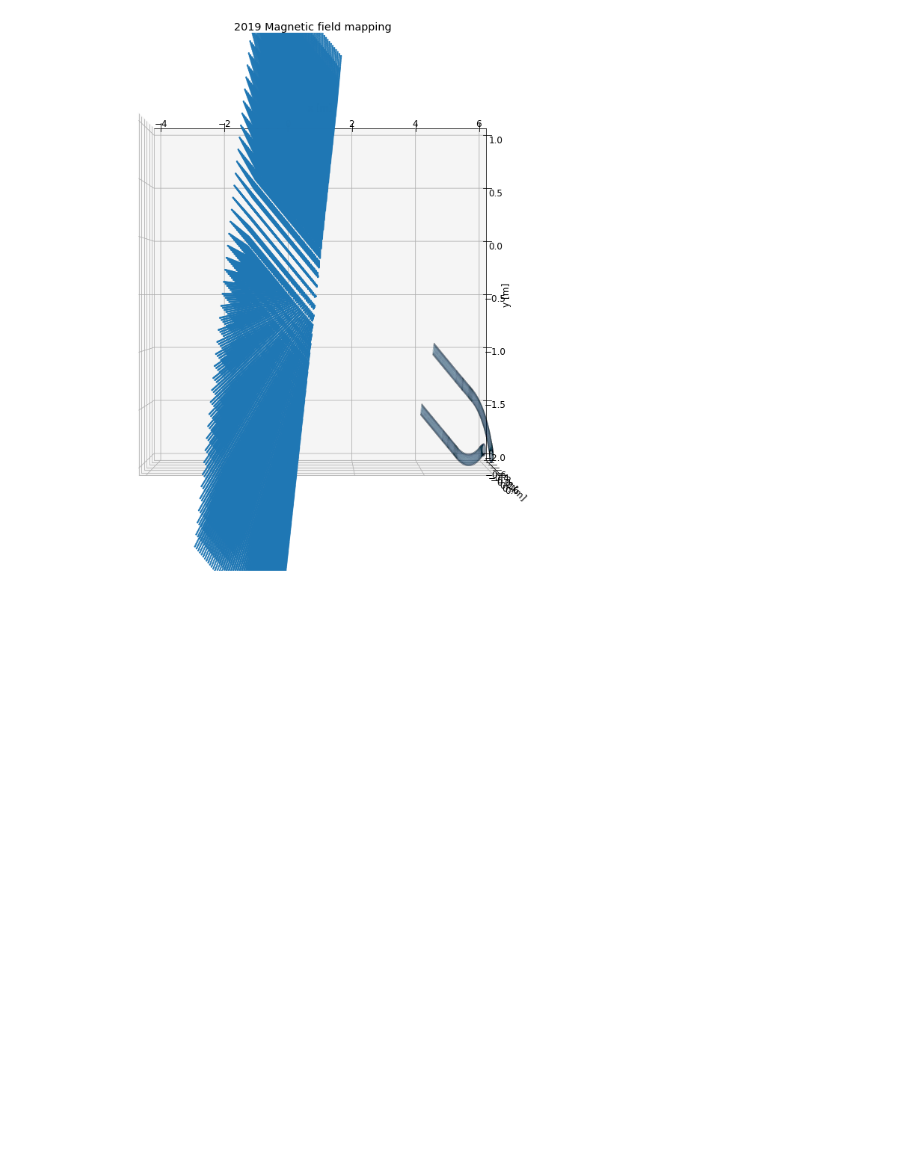
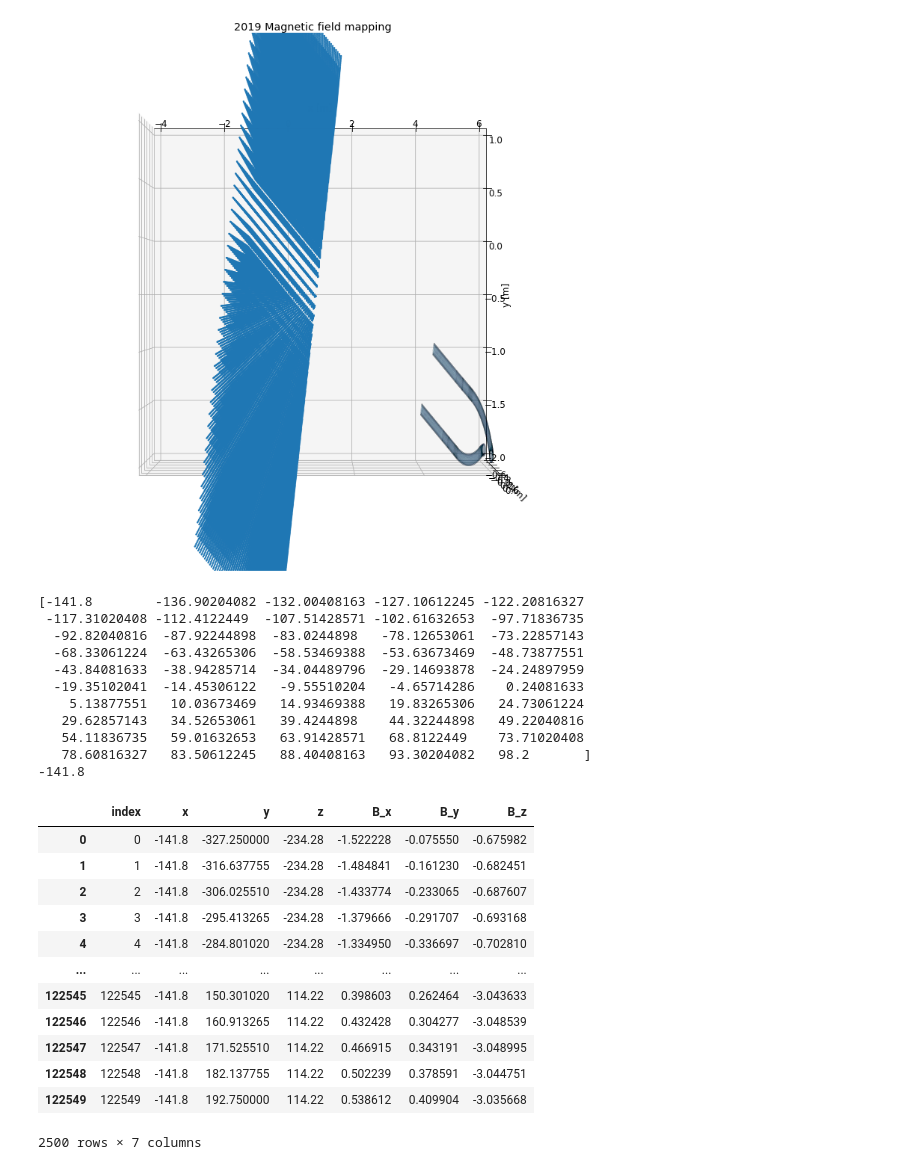
Before and after one commit to eklem1/MesonMagMapping, a Jupyter notebook: MagneticMappingPrevWork/MagMapping-export_TH/MagFieldTesting.ipynb, the cells around one changed output. Cells and saved outputs as stored; diff of their text form; code cells hidden in the pictures; blank space fills up the shorter version.

```diff
--- a/MagneticMappingPrevWork/MagMapping-export_TH/MagFieldTesting.ipynb
+++ b/MagneticMappingPrevWork/MagMapping-export_TH/MagFieldTesting.ipynb
@@ -337,6 +307,48 @@ axes.set_zlabel('z [m]')
 plt.show()
 # %% [output]
 [figure]
+# %%
+Zarr = df_BField_data['x'].unique()
+print(Zarr)
+
+Xcut = -141.8 #0.182 * 100
+print(Xcut)
+
+df_BField_Xcut = df_BField_data[df_BField_data['x'] == Xcut]
+display(df_BField_Xcut)
+
+Bx_dense = df_BField_Xcut["B_x"]
+By_dense = df_BField_Xcut["B_y"]
+Bz_dense = df_BField_Xcut["B_z"]
+
+x_dense = df_BField_Xcut["x"]
+y_dense = df_BField_Xcut["y"]
+z_dense = df_BField_Xcut["z"]
+# %% [output]
+[-141.8        -136.90204082 -132.00408163 -127.10612245 -122.20816327
+ -117.31020408 -112.4122449  -107.51428571 -102.61632653  -97.71836735
+  -92.82040816  -87.92244898  -83.0244898   -78.12653061  -73.22857143
+  -68.33061224  -63.43265306  -58.53469388  -53.63673469  -48.73877551
+  -43.84081633  -38.94285714  -34.04489796  -29.14693878  -24.24897959
+  -19.35102041  -14.45306122   -9.55510204   -4.65714286    0.24081633
+    5.13877551   10.03673469   14.93469388   19.83265306   24.73061224
+   29.62857143   34.52653061   39.4244898    44.32244898   49.22040816
+   54.11836735   59.01632653   63.91428571   68.8122449    73.71020408
+   78.60816327   83.50612245   88.40408163   93.30204082   98.2       ]
+-141.8
+|  | index | x | y | z | B_x | B_y | B_z |
+| 0 | 0 | -141.8 | -327.250000 | -234.28 | -1.522228 | -0.075550 | -0.675982 |
+| 1 | 1 | -141.8 | -316.637755 | -234.28 | -1.484841 | -0.161230 | -0.682451 |
+| 2 | 2 | -141.8 | -306.025510 | -234.28 | -1.433774 | -0.233065 | -0.687607 |
+| 3 | 3 | -141.8 | -295.413265 | -234.28 | -1.379666 | -0.291707 | -0.693168 |
+| 4 | 4 | -141.8 | -284.801020 | -234.28 | -1.334950 | -0.336697 | -0.702810 |
+| ... | ... | ... | ... | ... | ... | ... | ... |
+| 122545 | 122545 | -141.8 | 150.301020 | 114.22 | 0.398603 | 0.262464 | -3.043633 |
+| 122546 | 122546 | -141.8 | 160.913265 | 114.22 | 0.432428 | 0.304277 | -3.048539 |
+| 122547 | 122547 | -141.8 | 171.525510 | 114.22 | 0.466915 | 0.343191 | -3.048995 |
+| 122548 | 122548 | -141.8 | 182.137755 | 114.22 | 0.502239 | 0.378591 | -3.044751 |
+| 122549 | 122549 | -141.8 | 192.750000 | 114.22 | 0.538612 | 0.409904 | -3.035668 |
+2500 rows × 7 columns
 # %%
 # ### Producing the plots
 plt.rcParams['font.size'] = '12'
```
Also changed, not shown: parts of 9 cells of this notebook, 6 other files.
